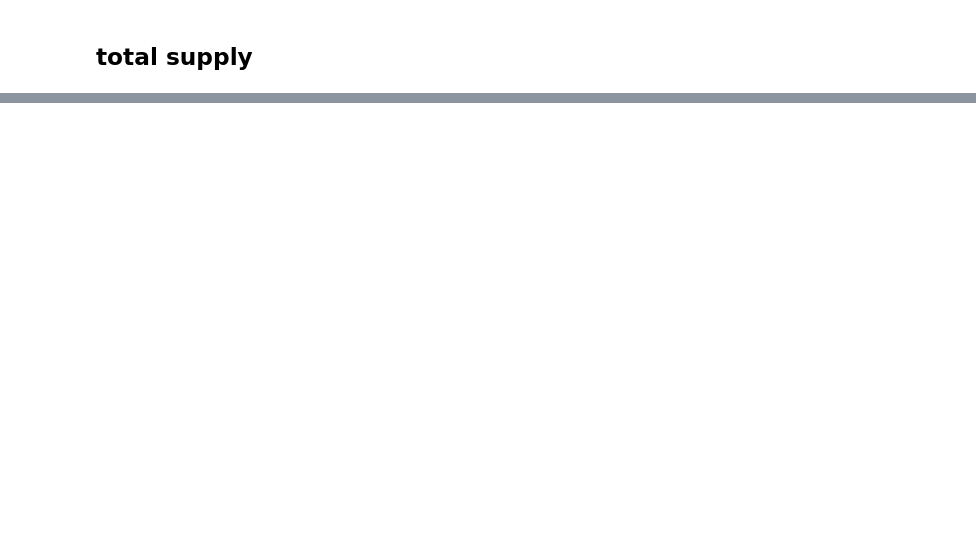
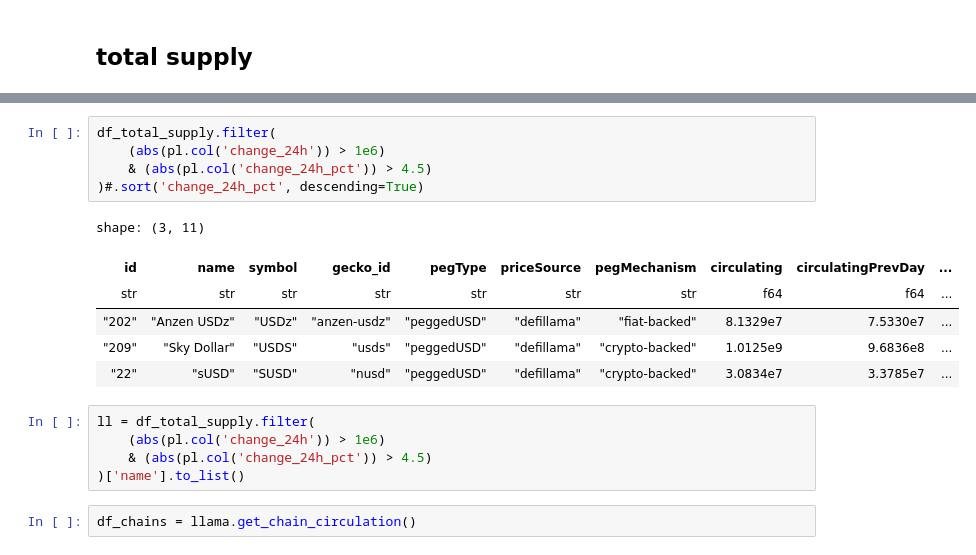
Before and after one commit to gnart33/stables, a Jupyter notebook: stables.ipynb, the cells around one changed output, grey strips where cells are left out. Saved outputs shown, nothing was run; the diff lists cells and outputs as text; blank space fills up the shorter version.

```diff
--- a/stables.ipynb
+++ b/stables.ipynb
@@ -74,0 +141,19 @@ shape: (7, 2)
+# %%
+df_total_supply.filter(
+    (abs(pl.col('change_24h')) > 1e6)
+    & (abs(pl.col('change_24h_pct')) > 4.5)
+)#.sort('change_24h_pct', descending=True)
+# %% [output]
+shape: (3, 11)
+| id | name | symbol | gecko_id | pegType | priceSource | pegMechanism | circulating | circulatingPrevDay | ... |
+| str | str | str | str | str | str | str | f64 | f64 | ... |
+| "202" | "Anzen USDz" | "USDz" | "anzen-usdz" | "peggedUSD" | "defillama" | "fiat-backed" | 8.1329e7 | 7.5330e7 | ... |
+| "209" | "Sky Dollar" | "USDS" | "usds" | "peggedUSD" | "defillama" | "crypto-backed" | 1.0125e9 | 9.6836e8 | ... |
+| "22" | "sUSD" | "SUSD" | "nusd" | "peggedUSD" | "defillama" | "crypto-backed" | 3.0834e7 | 3.3785e7 | ... |
+# %%
+ll = df_total_supply.filter(
+    (abs(pl.col('change_24h')) > 1e6)
+    & (abs(pl.col('change_24h_pct')) > 4.5)
+)['name'].to_list()
+# %%
+df_chains = llama.get_chain_circulation()
```
Also changed, not shown: parts of 13 cells of this notebook, 2 other files.
